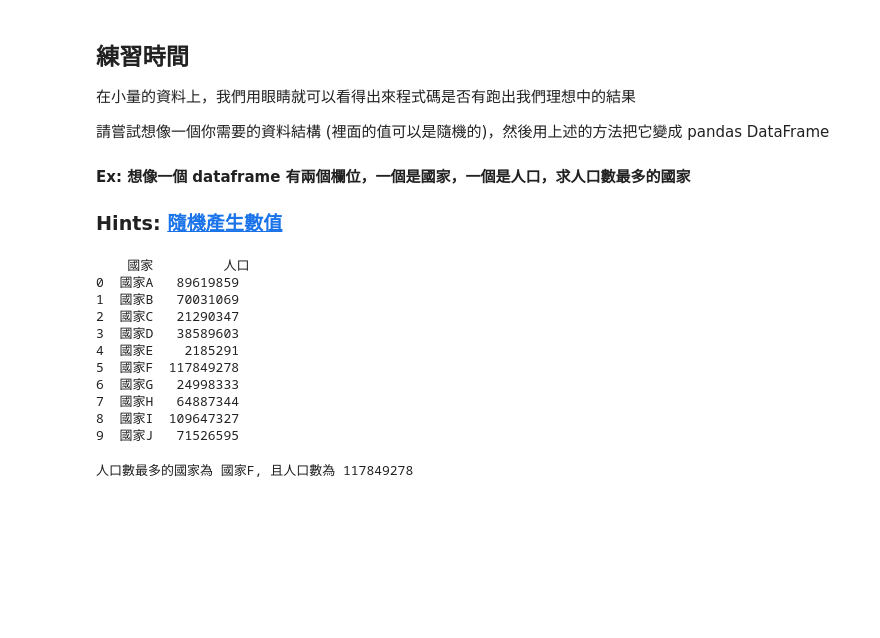
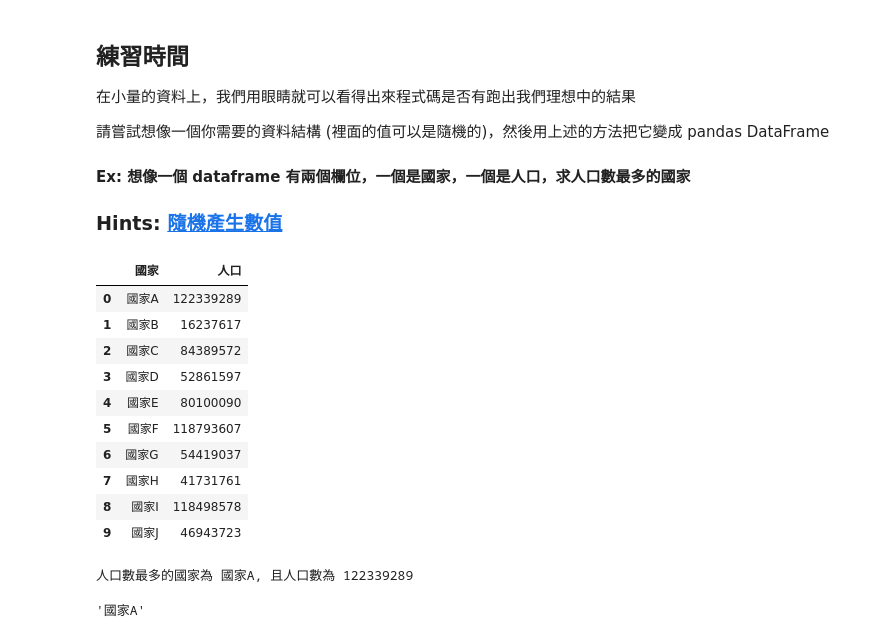
Before and after one commit to nicknick0630/2nd-ML100Days, a Jupyter notebook: homework/Day_003-1_HW.ipynb, the cells around one changed output. Cells and saved outputs as stored; diff of their text form; code cells hidden in the pictures; blank space fills up the shorter version.

```diff
--- a/homework/Day_003-1_HW.ipynb
+++ b/homework/Day_003-1_HW.ipynb
@@ -12,22 +12,22 @@ import pandas as pd
 import numpy as np
 # %%
 data = {'國家': ['國家' + chr(ord('A') + s) for s in range(10) ],
-        '人口': list(np.random.randint(low=1000000,high=130000000,size = 10)) }
+        '人口': np.random.randint(low=1000000,high=130000000,size = 10) }
 frame = pd.DataFrame(data)
 
-print(frame)
+frame
 # %% [output]
-    國家         人口
-0  國家A   89619859
-1  國家B   70031069
-2  國家C   21290347
-3  國家D   38589603
-4  國家E    2185291
-5  國家F  117849278
-6  國家G   24998333
-7  國家H   64887344
-8  國家I  109647327
-9  國家J   71526595
+|  | 國家 | 人口 |
+| 0 | 國家A | 122339289 |
+| 1 | 國家B | 16237617 |
+| 2 | 國家C | 84389572 |
+| 3 | 國家D | 52861597 |
+| 4 | 國家E | 80100090 |
+| 5 | 國家F | 118793607 |
+| 6 | 國家G | 54419037 |
+| 7 | 國家H | 41731761 |
+| 8 | 國家I | 118498578 |
+| 9 | 國家J | 46943723 |
 # %%
 maxidx = frame['人口'].values.argmax()
 amount = frame['人口'][maxidx]
@@ -35,4 +35,5 @@ name = frame['國家'][maxidx]
 
 print("人口數最多的國家為 {}, 且人口數為 {}" .format(name,amount))
 # %% [output]
-人口數最多的國家為 國家F, 且人口數為 117849278
+人口數最多的國家為 國家A, 且人口數為 122339289
+'國家A'
```
Also changed, not shown: 5 other files.
